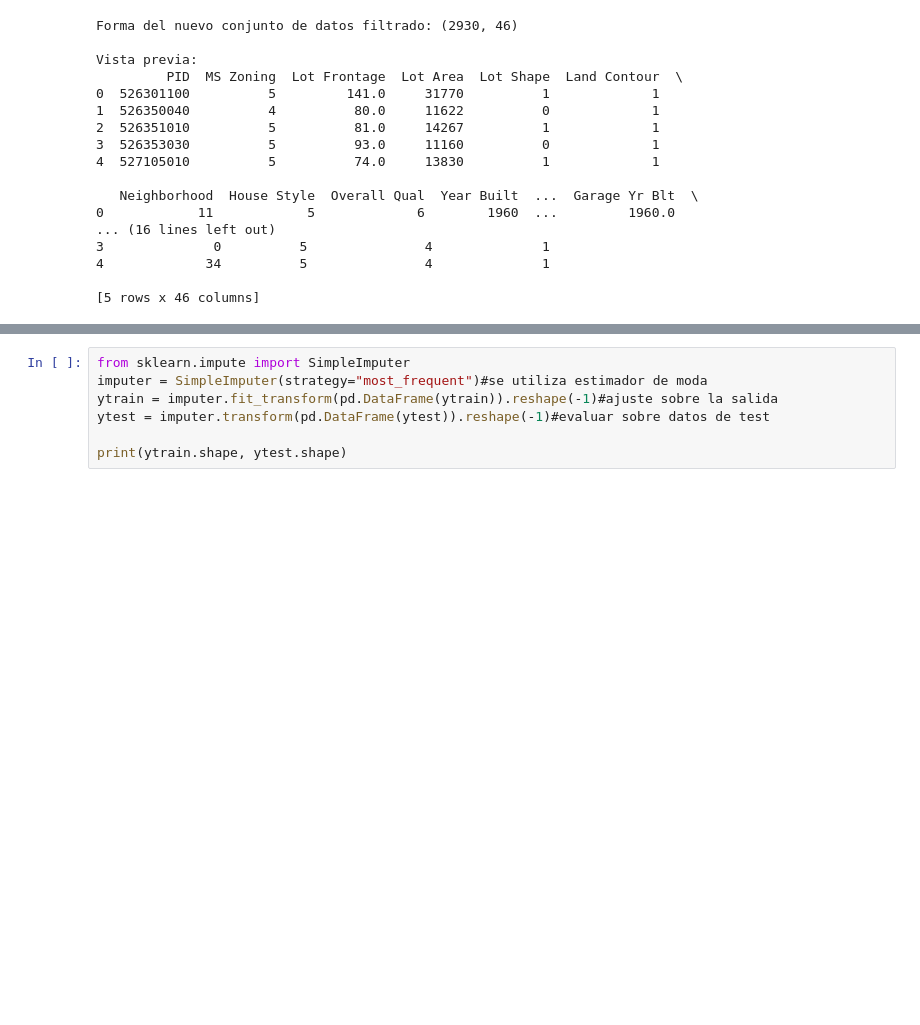
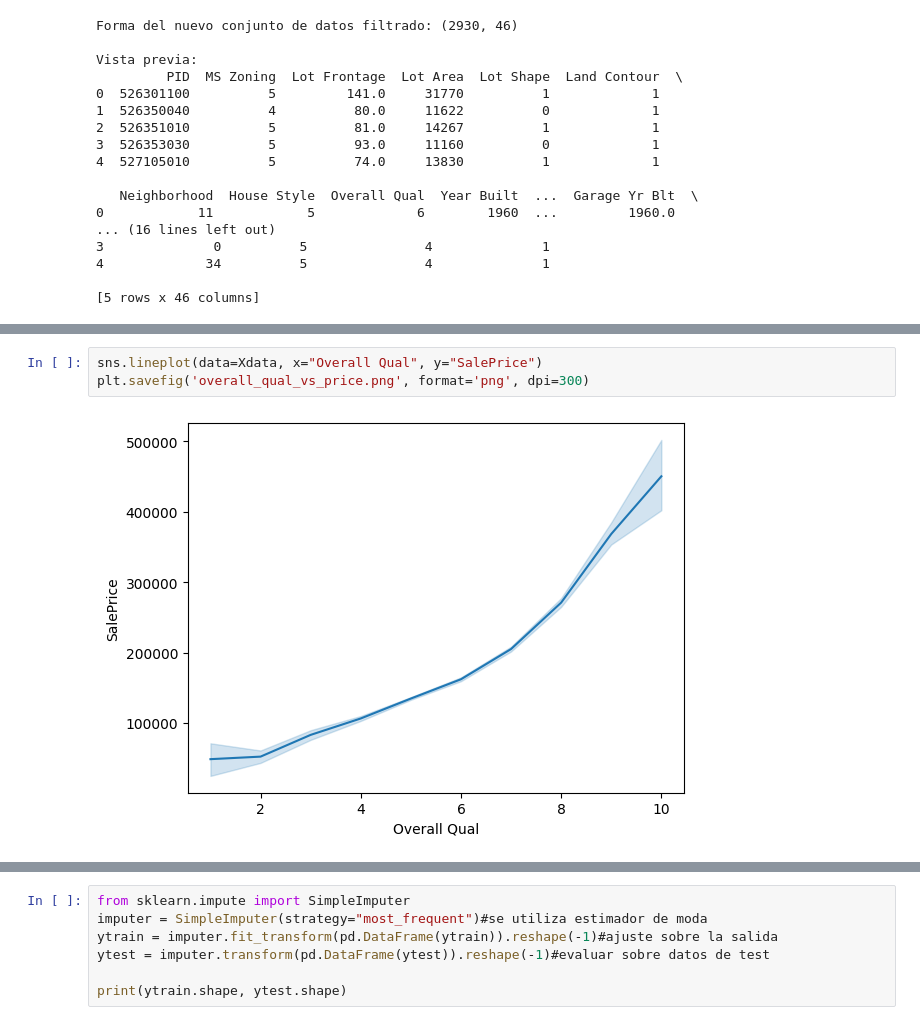
Before and after one commit to valeromora/TAM_2025-1, a Jupyter notebook: Parcial1/Parcial1_punto2_IsabellaValero.ipynb, the cells around one changed output, grey strips where cells are left out. Saved outputs shown, nothing was run; the diff lists cells and outputs as text; blank space fills up the shorter version.

```diff
--- a/Parcial1/Parcial1_punto2_IsabellaValero.ipynb
+++ b/Parcial1/Parcial1_punto2_IsabellaValero.ipynb
@@ -351,0 +370,5 @@ plt.show()
+# %%
+sns.lineplot(data=Xdata, x="Overall Qual", y="SalePrice")
+plt.savefig('overall_qual_vs_price.png', format='png', dpi=300)
+# %% [output]
+[figure, added]
```
Also changed, not shown: parts of 10 cells of this notebook.
